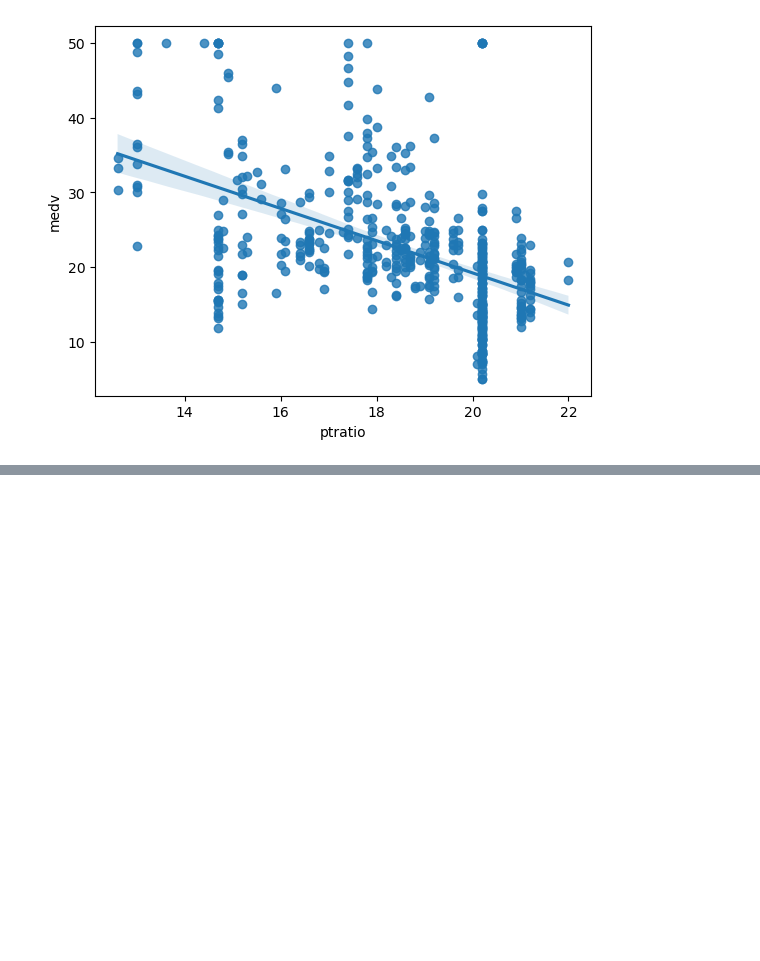
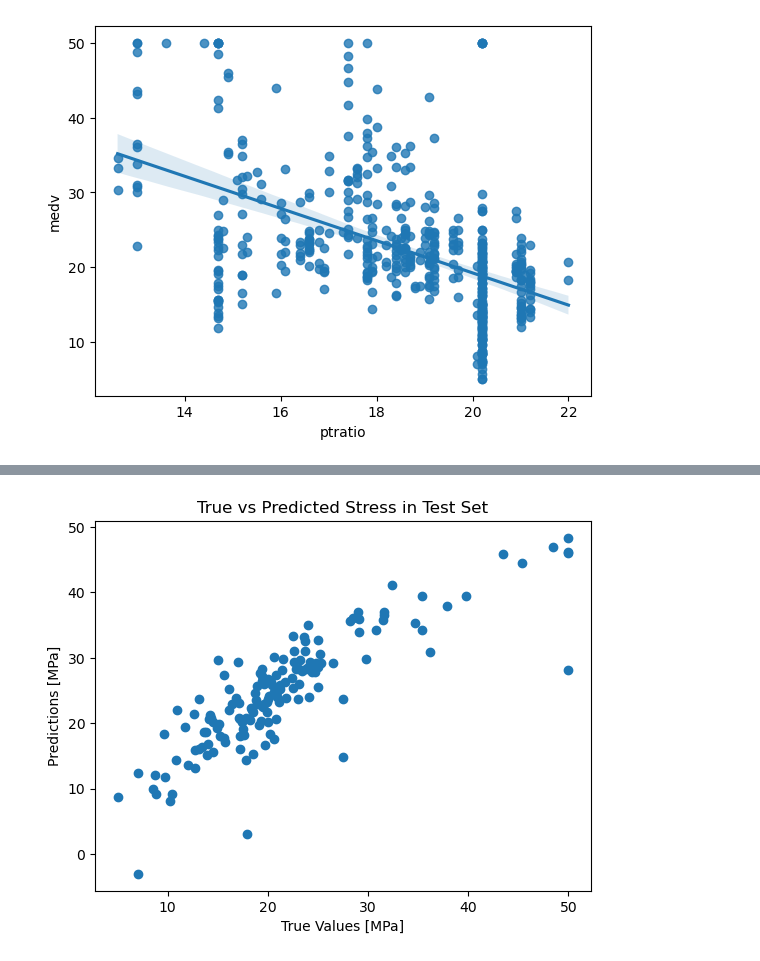
Before and after one commit to zacharias1219/data_science, a Jupyter notebook: Boston prediction/main.ipynb, the cells around one changed output, grey strips where cells are left out. Cells and saved outputs as stored; diff of their text form; code cells hidden in the pictures; blank space fills up the shorter version.

```diff
--- a/Boston prediction/main.ipynb
+++ b/Boston prediction/main.ipynb
@@ -137,0 +140,4 @@ X_test = scaler.transform(X_test)
+# %%
+reg = LinearRegression()
+# %%
+reg.fit(X_train,y_train)
@@ -137,0 +160,2 @@ X_test = scaler.transform(X_test)
+# %%
+pred = reg.predict(X_test)
@@ -137,0 +182,8 @@ X_test = scaler.transform(X_test)
+# %%
+plt.scatter(y_test,pred)
+plt.xlabel('True Values [MPa]')
+plt.ylabel('Predictions [MPa]')
+plt.title('True vs Predicted Stress in Test Set')
+plt.show()
+# %% [output]
+[figure, added]
```
Also changed, not shown: parts of 8 cells of this notebook.
